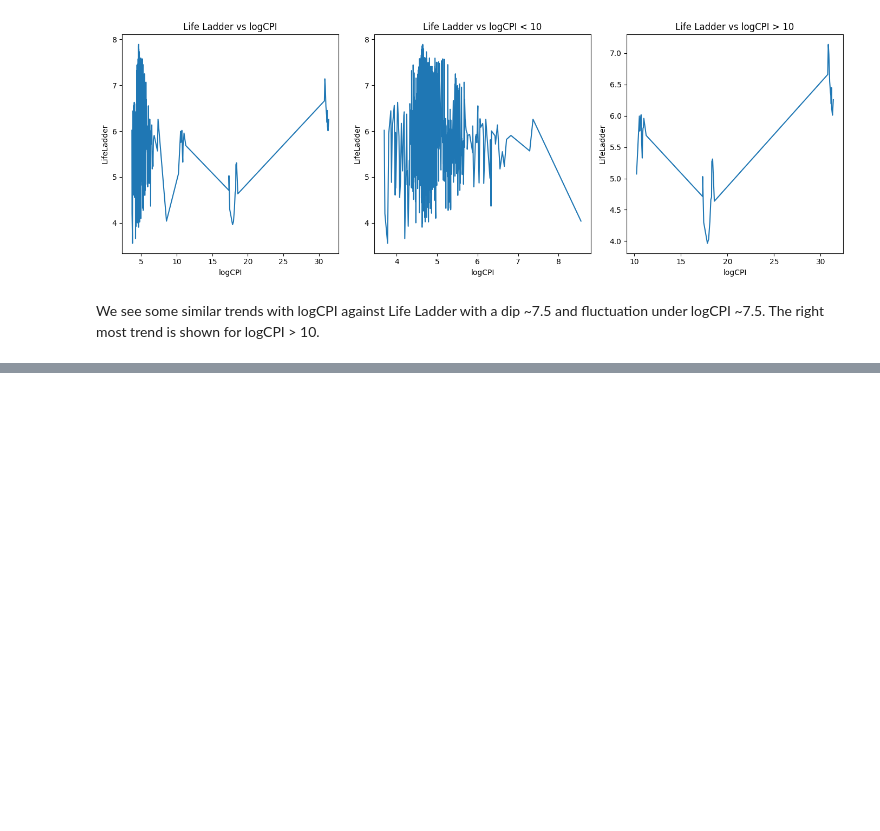
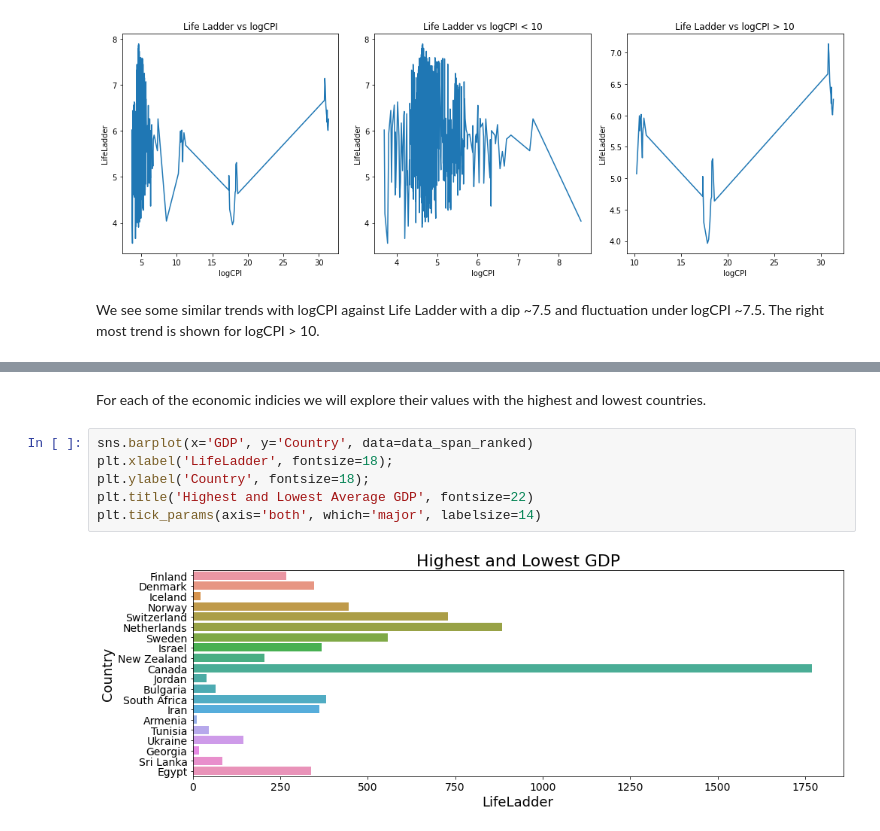
Before and after one commit to cskang3627/happiness, a Jupyter notebook: EDACheckpointGroup_Sp23_The_Group.ipynb, the cells around one changed output, grey strips where cells are left out. Drawn from its saved outputs; the diff is of its cells as text; blank space fills up the shorter version.

```diff
--- a/EDACheckpointGroup_Sp23_The_Group.ipynb
+++ b/EDACheckpointGroup_Sp23_The_Group.ipynb
@@ -390,0 +532,10 @@ We see some similar trends with logCPI against Life Ladder with a dip ~7.5 and f
+# %% [markdown]
+For each of the economic indicies we will explore their values with the highest and lowest countries.
+# %%
+sns.barplot(x='GDP', y='Country', data=data_span_ranked)
+plt.xlabel('LifeLadder', fontsize=18);
+plt.ylabel('Country', fontsize=18);
+plt.title('Highest and Lowest Average GDP', fontsize=22)
+plt.tick_params(axis='both', which='major', labelsize=14)
+# %% [output]
+[figure, added]
```
Also changed, not shown: parts of 49 cells of this notebook.
